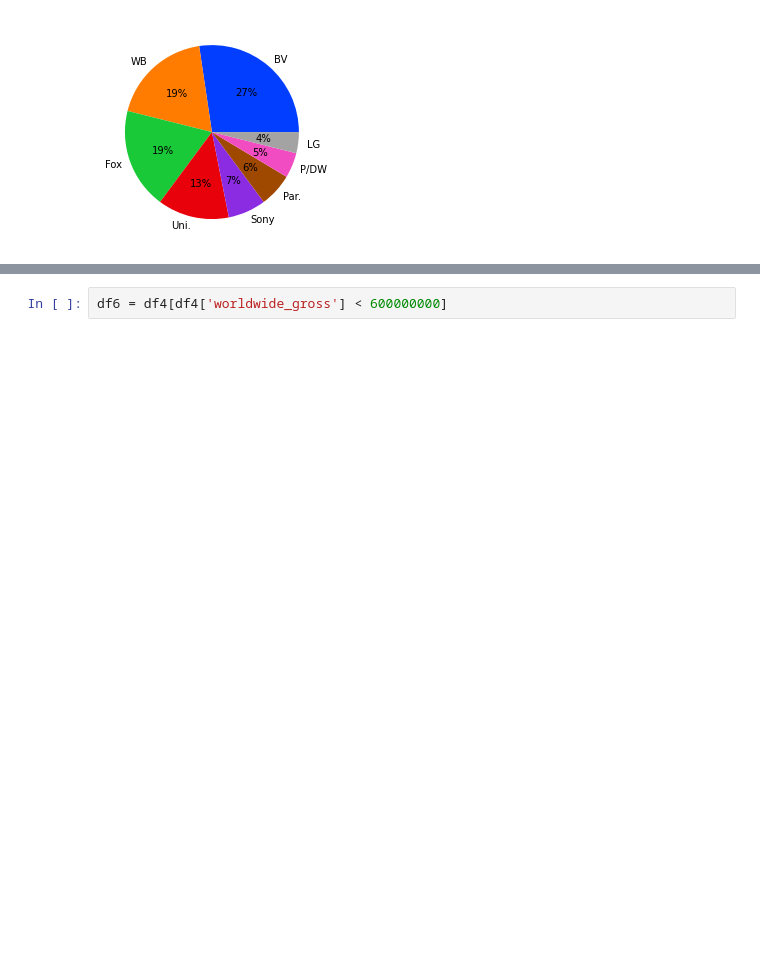
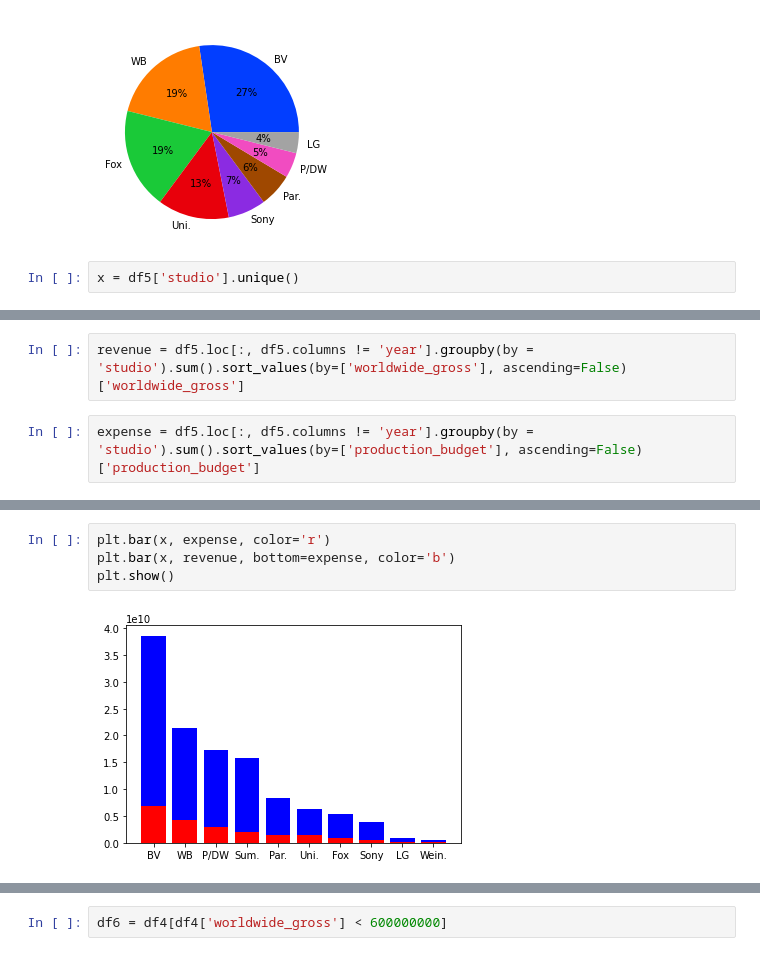
Before and after one commit to ARuizMartinezDeloitte/Capstone, a Jupyter notebook: notebooks/Ahmed-folder/opening_files.ipynb, the cells around one changed output, grey strips where cells are left out. Saved outputs shown, nothing was run; the diff lists cells and outputs as text; blank space fills up the shorter version.

Commit message:
adding code for creating dataframe and graphs 08/30

```diff
--- a/notebooks/Ahmed-folder/opening_files.ipynb
+++ b/notebooks/Ahmed-folder/opening_files.ipynb
@@ -494,3 +510,5 @@ plt.pie(pie.values, labels=pie.keys(), colors=palette_color, autopct='%.0f%%')
   Text(0.5543277195067718, -0.2296100594190542, '5%'),
   Text(0.595487720759226, -0.07344640511952961, '4%')])
 [figure]
+# %%
+x = df5['studio'].unique()
@@ -496,0 +520,4 @@ plt.pie(pie.values, labels=pie.keys(), colors=palette_color, autopct='%.0f%%')
+# %%
+revenue = df5.loc[:, df5.columns != 'year'].groupby(by = 'studio').sum().sort_values(by=['worldwide_gross'], ascending=False)['worldwide_gross']
+# %%
+expense = df5.loc[:, df5.columns != 'year'].groupby(by = 'studio').sum().sort_values(by=['production_budget'], ascending=False)['production_budget']
@@ -496,0 +554,6 @@ plt.pie(pie.values, labels=pie.keys(), colors=palette_color, autopct='%.0f%%')
+# %%
+plt.bar(x, expense, color='r')
+plt.bar(x, revenue, bottom=expense, color='b')
+plt.show()
+# %% [output]
+[figure, added]
```
Also changed, not shown: parts of 33 cells of this notebook.
